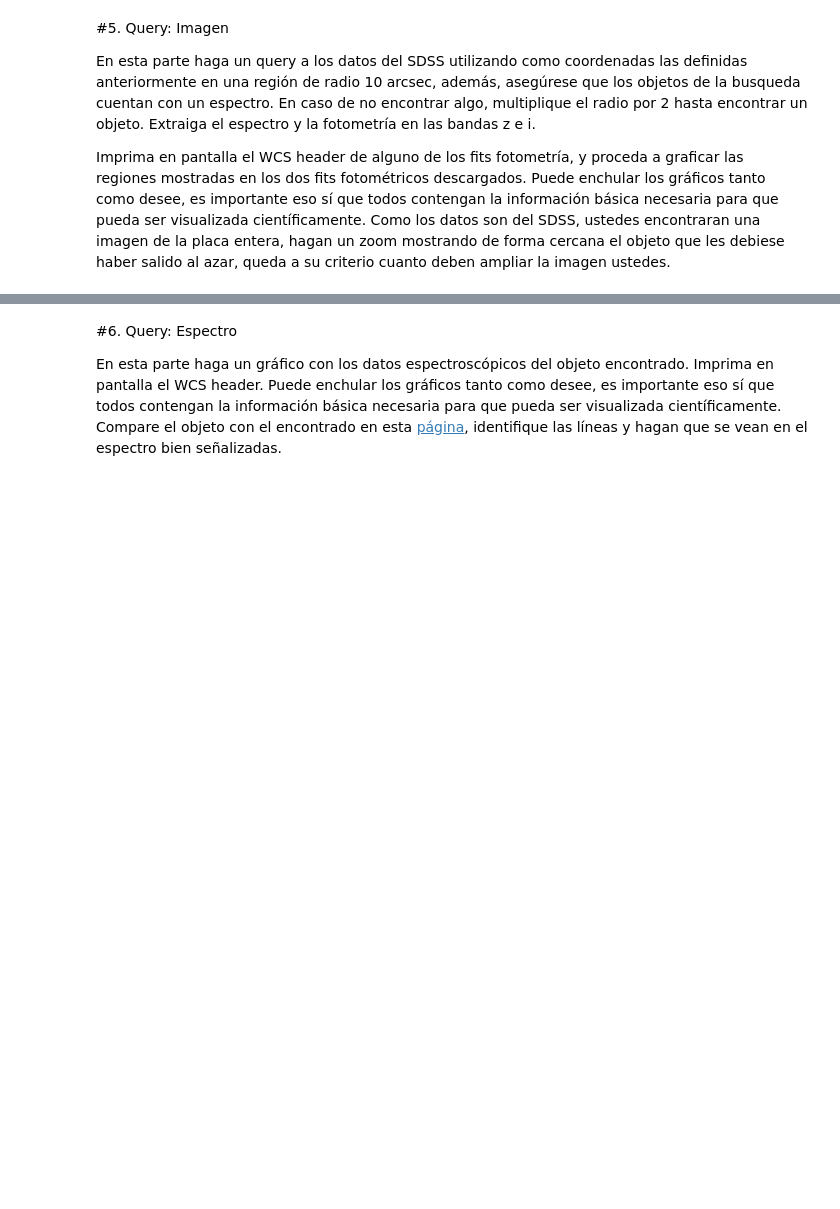
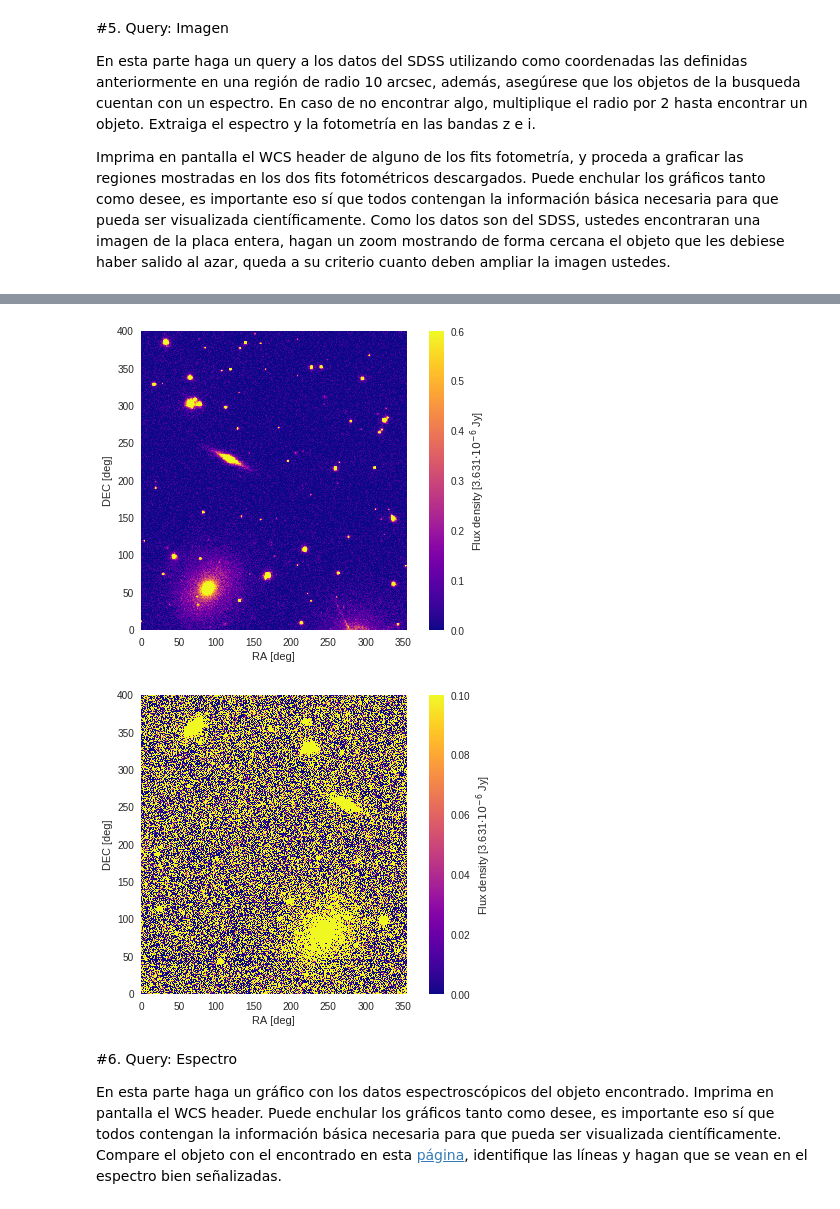
Before and after one commit to DanielaM8/minitarea4, a Jupyter notebook: minitarea4.ipynb, the cells around one changed output, grey strips where cells are left out. Cells and saved outputs as stored; diff of their text form; code cells hidden in the pictures; blank space fills up the shorter version.

```diff
--- a/minitarea4.ipynb
+++ b/minitarea4.ipynb
@@ -351,3 +363,29 @@ ax[1].grid(b=None)
+# %%
+
+#Zoom:
+#imagen banda i
+
+plt.imshow(datai[872:1272,500:855],vmax=0.6,vmin=0,cmap='plasma',origin='lower')
+plt.xlabel('RA [deg]')
+plt.ylabel('DEC [deg]')
+plt.ylabel('DEC [deg]')
+cb11=plt.colorbar()
+plt.grid(b=None)
+cb11.set_label('Flux density [3.631$ \cdot 10^{-6}$ Jy]')
+plt.show()
+
+#imagen banda z
+
+plt.imshow(dataz[850:1250,345:700],vmax=0.1,vmin=0,cmap='plasma',origin='lower')
+plt.xlabel('RA [deg]')
+plt.ylabel('DEC [deg]')
+plt.grid(b=None)
+cb22=plt.colorbar()
+cb22.set_label('Flux density [3.631$ \cdot 10^{-6}$ Jy]')
+plt.show()
+# %% [output]
+[figure, added]
+[figure, added]
 # %% [markdown]
 #6. Query: Espectro
 
```
Also changed, not shown: parts of 5 cells of this notebook.
